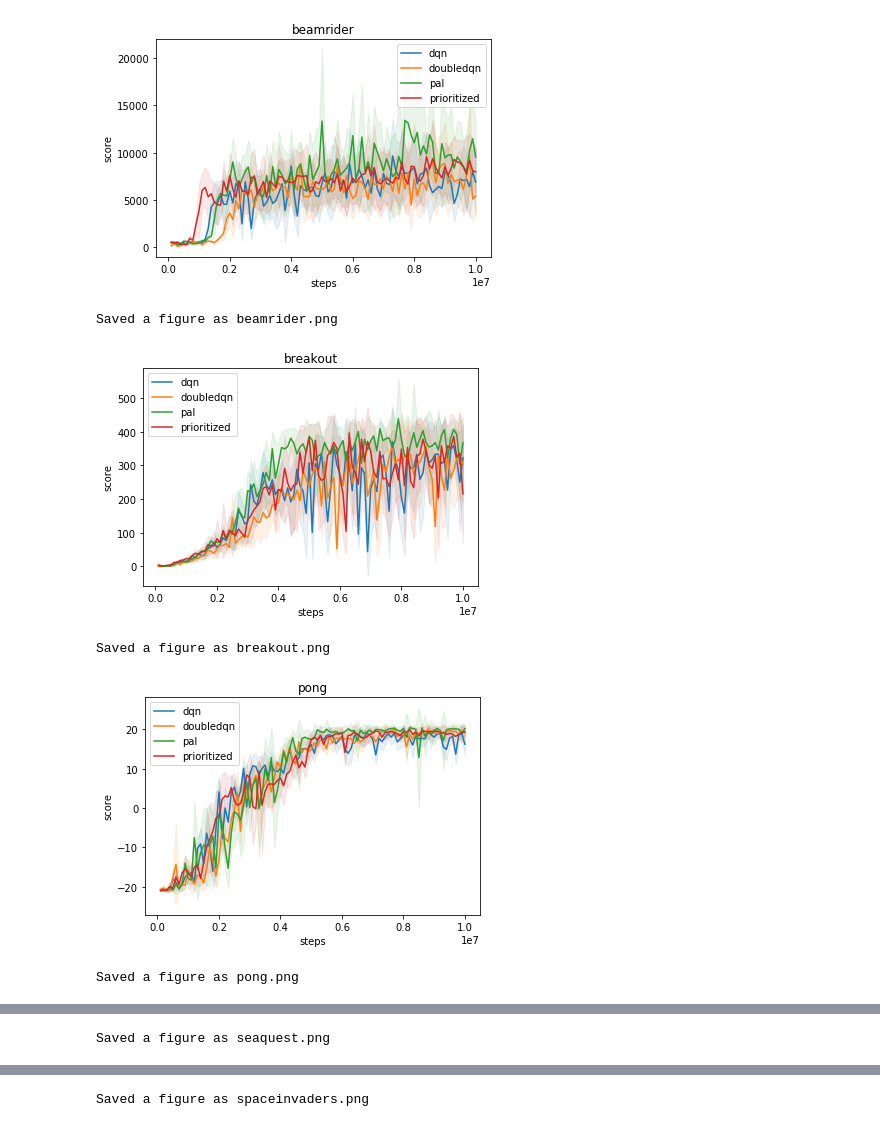
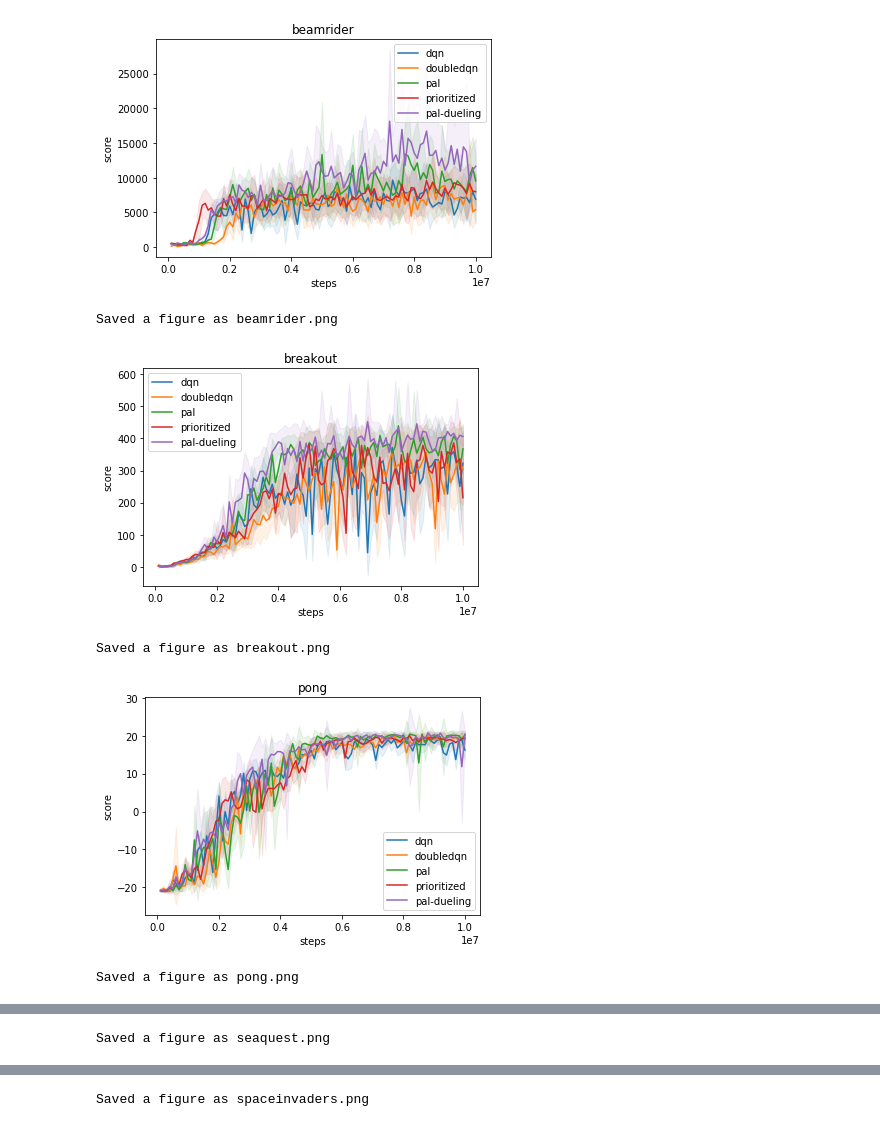
Before and after one commit to muupan/chainerrl, a Jupyter notebook: evaluations/visualize.ipynb, the cells around one changed output, grey strips where cells are left out. Cells and saved outputs as stored; diff of their text form; code cells hidden in the pictures.

Commit message:
Plot pal + dueling scores

```diff
--- a/evaluations/visualize.ipynb
+++ b/evaluations/visualize.ipynb
@@ -52,33 +52,43 @@ def plot_scores(file_label_pairs, title):
 # %%
 plot_scores([('beamrider/20170728T220737.724648/scores.txt', 'dqn'),
              ('beamrider-doubledqn/20170731T140650.787772/scores.txt', 'doubledqn'),
              ('beamrider-pal/20170731T140914.361425/scores.txt', 'pal'),
-             ('beamrider-prioritized/20170802T170532.266097/scores.txt', 'prioritized')],
+             ('beamrider-prioritized/20170802T170532.266097/scores.txt', 'prioritized'),
+             ('beamrider-pal-dueling/20170802T153051.888857/scores.txt', 'pal-dueling'),
+            ],
             title='beamrider')
 plot_scores([('breakout/20170726T212134.210326/scores.txt', 'dqn'),
              ('breakout-doubledqn/20170731T140720.421836/scores.txt', 'doubledqn'),
              ('breakout-pal/20170731T141003.023559/scores.txt', 'pal'),
-             ('breakout-prioritized/20170802T170613.041840/scores.txt', 'prioritized')],
+             ('breakout-prioritized/20170802T170613.041840/scores.txt', 'prioritized'),
+             ('breakout-pal-dueling/20170802T153059.027101/scores.txt', 'pal-dueling'),
+            ],
             title='breakout')
 plot_scores([('pong/20170729T002505.180328/scores.txt', 'dqn'),
              ('pong-doubledqn/20170731T140750.795522/scores.txt', 'doubledqn'),
              ('pong-pal/20170731T141024.998128/scores.txt', 'pal'),
-             ('pong-prioritized/20170802T170635.057412/scores.txt', 'prioritized')],
+             ('pong-prioritized/20170802T170635.057412/scores.txt', 'prioritized'),
+             ('pong-pal-dueling/20170802T153102.533890/scores.txt', 'pal-dueling'),
+            ],
             title='pong')
 plot_scores([('seaquest/20170729T002437.594523/scores.txt', 'dqn'),
              ('seaquest-doubledqn/20170731T204458.148897/scores.txt', 'doubledqn'),
              ('seaquest-pal/20170731T141034.356256/scores.txt', 'pal'),
-             ('seaquest-prioritized/20170802T170653.760037/scores.txt', 'prioritized')],
+             ('seaquest-prioritized/20170802T170653.760037/scores.txt', 'prioritized'),
+             ('seaquest-pal-dueling/20170802T153105.377498/scores.txt', 'pal-dueling'),
+            ],
             title='seaquest')
 plot_scores([('spaceinvaders/20170728T221316.351960/scores.txt', 'dqn'),
              ('spaceinvaders-doubledqn/20170731T140739.363588/scores.txt', 'doubledqn'),
              ('spaceinvaders-pal/20170731T141052.732935/scores.txt', 'pal'),
-             ('spaceinvaders-prioritized/20170802T170723.628997/scores.txt', 'prioritized')],
+             ('spaceinvaders-prioritized/20170802T170723.628997/scores.txt', 'prioritized'),
+             ('spaceinvaders-pal-dueling/20170802T153110.109558/scores.txt', 'pal-dueling'),
+            ],
             title='spaceinvaders')
 # %% [output]
-[figure, old version]
+[figure, new version]
 Saved a figure as beamrider.png
-[figure, old version]
+[figure, new version]
 Saved a figure as breakout.png
-[figure, old version]
+[figure, new version]
 Saved a figure as pong.png
```
Also changed, not shown: parts of 1 cell of this notebook.
